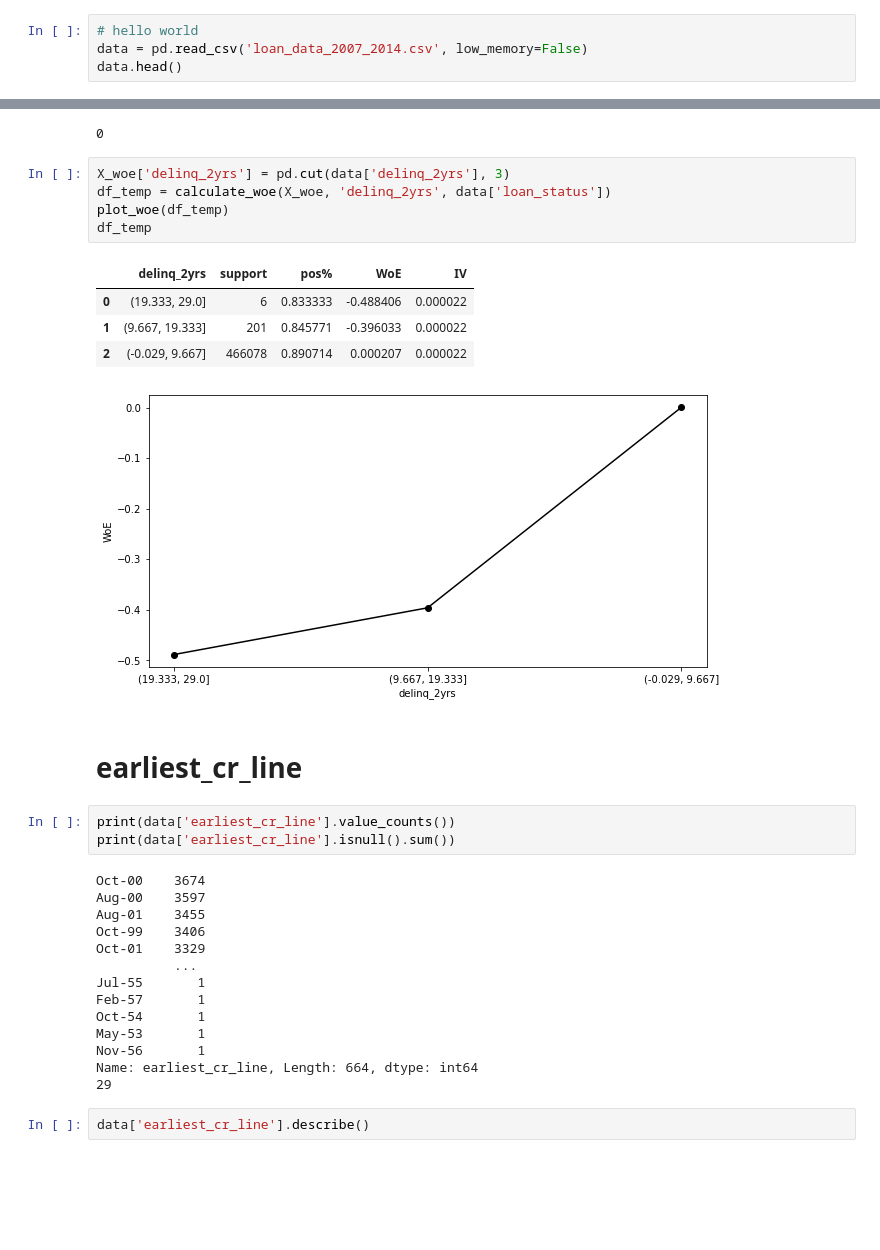
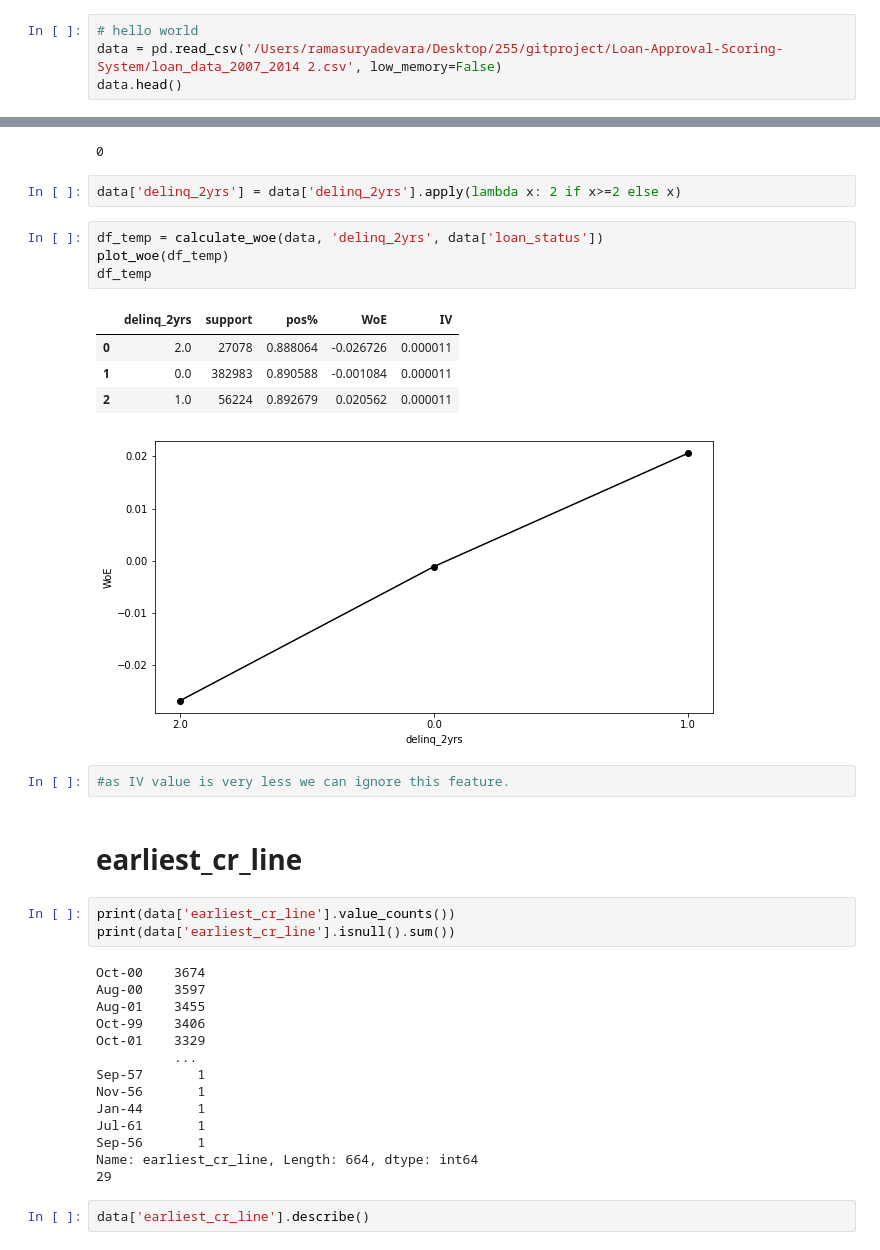
Before and after one commit to Ach113/Loan-Approval-Scoring-System, a Jupyter notebook: LoanApprovalScoring.ipynb, the cells around one changed output, grey strips where cells are left out. Drawn from its saved outputs; the diff is of its cells as text; blank space fills up the shorter version.

```diff
--- a/LoanApprovalScoring.ipynb
+++ b/LoanApprovalScoring.ipynb
@@ -6,7 +6,7 @@ import matplotlib.pyplot as plt
 import seaborn as sns
 # %%
 # hello world
-data = pd.read_csv('loan_data_2007_2014.csv', low_memory=False)
+data = pd.read_csv('/Users/ramasuryadevara/Desktop/255/gitproject/Loan-Approval-Scoring-System/loan_data_2007_2014 2.csv', low_memory=False)
 data.head()
 # %% [output]
 |  | id | member_id | loan_amnt | funded_amnt | funded_amnt_inv | term | int_rate | installment | grade | ... |
@@ -503,17 +503,20 @@ data['delinq_2yrs'] = data['delinq_2yrs'].replace([None,np.nan], 0.0)
 print(data['delinq_2yrs'].isnull().sum())
 # %% [output]
 0
+# %%
+data['delinq_2yrs'] = data['delinq_2yrs'].apply(lambda x: 2 if x>=2 else x)
 # %%
-X_woe['delinq_2yrs'] = pd.cut(data['delinq_2yrs'], 3)
-df_temp = calculate_woe(X_woe, 'delinq_2yrs', data['loan_status'])
+df_temp = calculate_woe(data, 'delinq_2yrs', data['loan_status'])
 plot_woe(df_temp)
 df_temp
 # %% [output]
 |  | delinq_2yrs | support | pos% | WoE | IV |
-| 0 | (19.333, 29.0] | 6 | 0.833333 | -0.488406 | 0.000022 |
-| 1 | (9.667, 19.333] | 201 | 0.845771 | -0.396033 | 0.000022 |
-| 2 | (-0.029, 9.667] | 466078 | 0.890714 | 0.000207 | 0.000022 |
+| 0 | 2.0 | 27078 | 0.888064 | -0.026726 | 0.000011 |
+| 1 | 0.0 | 382983 | 0.890588 | -0.001084 | 0.000011 |
+| 2 | 1.0 | 56224 | 0.892679 | 0.020562 | 0.000011 |
-[figure, old version]
+[figure, new version]
+# %%
+#as IV value is very less we can ignore this feature.
 # %% [markdown]
 # earliest_cr_line
 # %%
@@ -526,11 +529,11 @@ Aug-01    3455
 Oct-99    3406
 Oct-01    3329
           ...
-Jul-55       1
-Feb-57       1
-Oct-54       1
-May-53       1
+Sep-57       1
 Nov-56       1
+Jan-44       1
+Jul-61       1
+Sep-56       1
 Name: earliest_cr_line, Length: 664, dtype: int64
 29
 # %%
```
Also changed, not shown: parts of 38 cells of this notebook, 2 other files.
